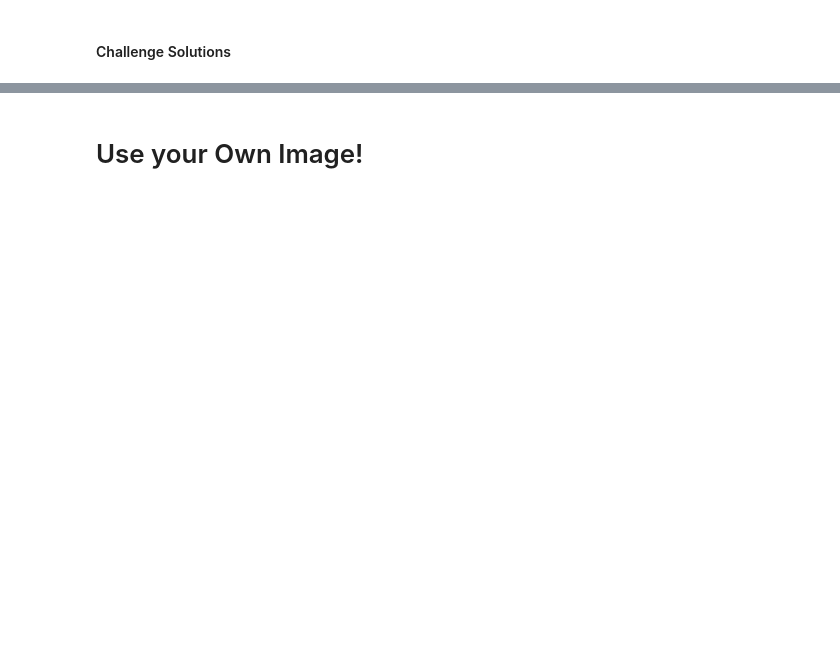
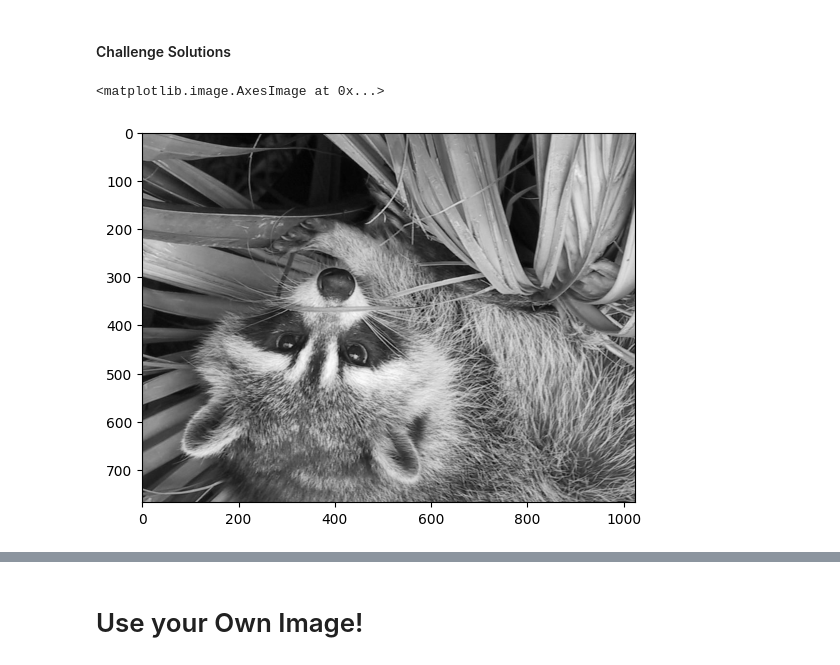
Before and after one commit to Jeff-Nibbs/numpy-arrays, a Jupyter notebook: Computation_with_NumPy_and_N_Dimensional_Arrays_(start).ipynb, the cells around one changed output, grey strips where cells are left out. Saved outputs shown, nothing was run; the diff lists cells and outputs as text; code cells hidden in the pictures; blank space fills up the shorter version.

```diff
--- a/Computation_with_NumPy_and_N_Dimensional_Arrays_(start).ipynb
+++ b/Computation_with_NumPy_and_N_Dimensional_Arrays_(start).ipynb
@@ -335,3 +335,8 @@ plt.show()
 <img src=https://i.imgur.com/cfFbuex.png>
 # %% [markdown]
 #### Challenge Solutions
+# %%
+plt.imshow(np.flip(ans))
+# %% [output]
+<matplotlib.image.AxesImage at 0x...>
+[figure, added]
```
Also changed, not shown: parts of 4 cells of this notebook.
